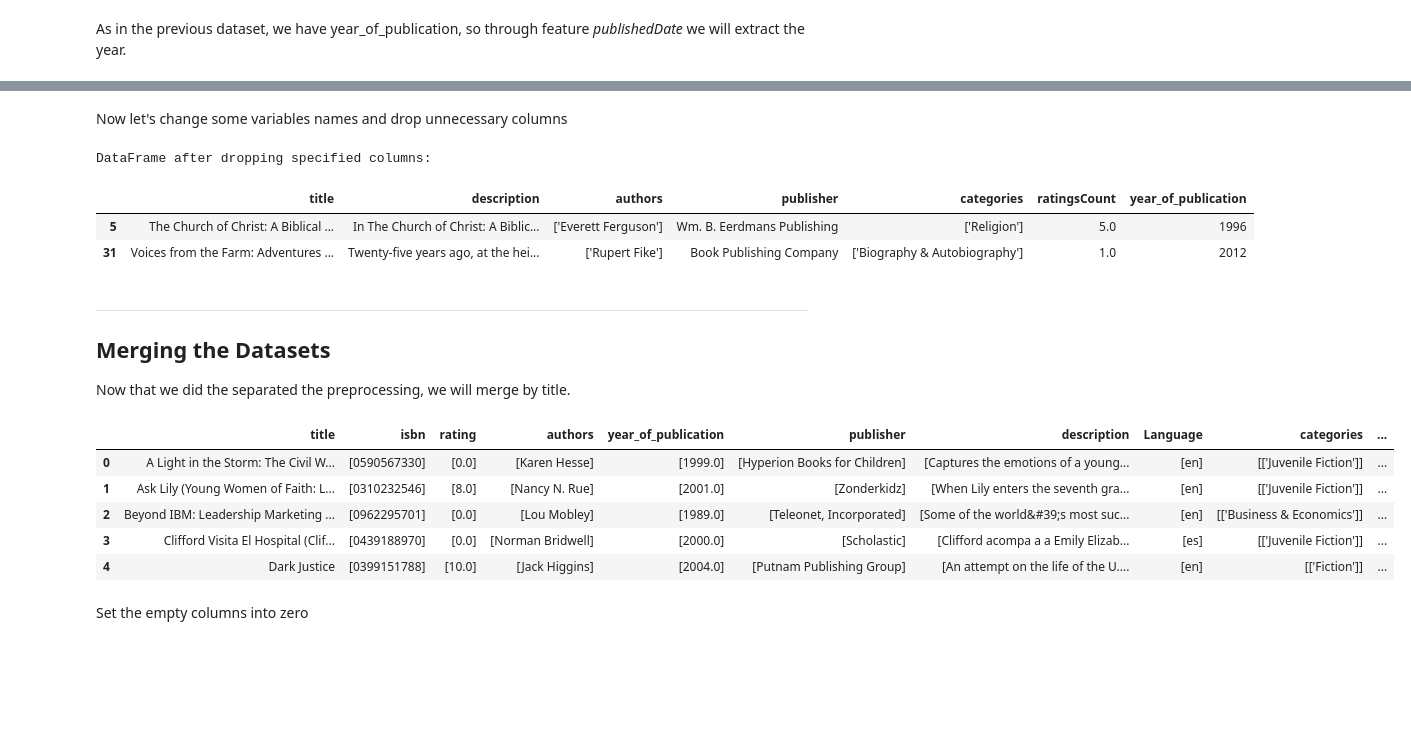
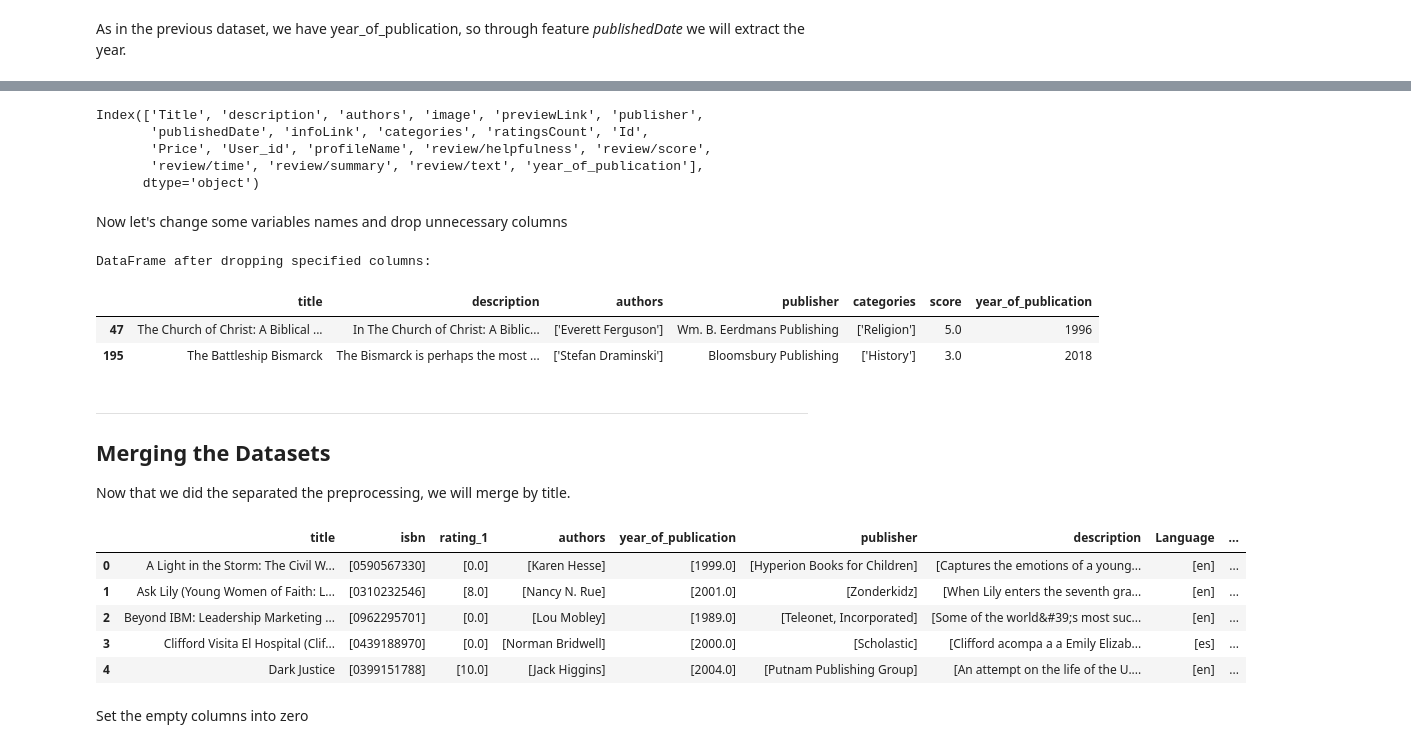
Before and after one commit to xandga/Capstone-Project, a Jupyter notebook: Metadata_Books.ipynb, the cells around one changed output, grey strips where cells are left out. Drawn from its saved outputs; the diff is of its cells as text; code cells hidden in the pictures; blank space fills up the shorter version.

```diff
--- a/Metadata_Books.ipynb
+++ b/Metadata_Books.ipynb
@@ -179,10 +194,10 @@ memory usage: 16.2+ MB
 # %%
 print("\nDataFrame before:")
-print(books_data.shape)
+print(merged_books.shape)
 
-books_data.dropna(inplace=True)
+merged_books.dropna(inplace=True)
 
 print("\nDataFrame after dropping NaN values:")
-print(books_data.shape)
+print(merged_books.shape)
 # %% [output]
 DataFrame before:
@@ -193,10 +208,9 @@ DataFrame after dropping NaN values:
 # %% [markdown]
 As in the previous dataset, we have year_of_publication, so through feature _publishedDate_ we will extract the year.
 # %%
-
 # Extracting year and creating a new column 'year_of_publication'
-books_data['year_of_publication'] = books_data['publishedDate'].str.split('-').str[0]
+merged_books['year_of_publication'] = merged_books['publishedDate'].str.split('-').str[0]
 # Displaying the DataFrame with the new column
-books_data.head(2)
+merged_books.head(2)
 # %% [output]
 |  | Title | description | authors | image | previewLink | publisher | publishedDate | infoLink | categories | ... |
@@ -219,38 +219,51 @@ books_data.head(10)
+# %%
+# Assuming 'merged_books' is the DataFrame containing the merged data
+merged_books.drop_duplicates(subset='Title', keep='first', inplace=True)
+# %%
+merged_books.columns
+# %% [output]
+Index(['Title', 'description', 'authors', 'image', 'previewLink', 'publisher',
+       'publishedDate', 'infoLink', 'categories', 'ratingsCount', 'Id',
+       'Price', 'User_id', 'profileName', 'review/helpfulness', 'review/score',
+       'review/time', 'review/summary', 'review/text', 'year_of_publication'],
+      dtype='object')
 # %% [markdown]
 Now let's change some variables names and drop unnecessary columns
 # %%
 # Renaming columns
-books_data.rename(columns={
+merged_books.rename(columns={
     'Title': 'title',
     'book_author': 'author',
-    'Summary': 'description'
+    'Summary': 'description',
+    'review/score':'score'
     }, inplace=True)
 
-columns_to_drop = ['image', 'previewLink', 'publishedDate', 'infoLink']
-books_data.drop(columns=columns_to_drop, inplace=True)
+columns_to_drop = ['image', 'previewLink', 'publishedDate', 'infoLink', 'review/helpfulness',
+       'review/time', 'review/summary', 'review/text', 'User_id', 'profileName','Id','ratingsCount','Price']
+merged_books.drop(columns=columns_to_drop, inplace=True)
 
 print("\nDataFrame after dropping specified columns:")
-books_data.head(2)
+merged_books.head(2)
 # %% [output]
 DataFrame after dropping specified columns:
-|  | title | description | authors | publisher | categories | ratingsCount | year_of_publication |
-| 5 | The Church of Christ: A Biblical ... | In The Church of Christ: A Biblic... | ['Everett Ferguson'] | Wm. B. Eerdmans Publishing | ['Religion'] | 5.0 | 1996 |
-| 31 | Voices from the Farm: Adventures ... | Twenty-five years ago, at the hei... | ['Rupert Fike'] | Book Publishing Company | ['Biography & Autobiography'] | 1.0 | 2012 |
+|  | title | description | authors | publisher | categories | score | year_of_publication |
+| 47 | The Church of Christ: A Biblical ... | In The Church of Christ: A Biblic... | ['Everett Ferguson'] | Wm. B. Eerdmans Publishing | ['Religion'] | 5.0 | 1996 |
+| 195 | The Battleship Bismarck | The Bismarck is perhaps the most ... | ['Stefan Draminski'] | Bloomsbury Publishing | ['History'] | 3.0 | 2018 |
 # %% [markdown]
 ---------------------------------------
 ## Merging the Datasets
 Now that we did the separated the preprocessing, we will merge by title.
 # %%
-final_books= pd.concat([preproc_books, books_data])
+final_books= pd.concat([preproc_books, merged_books])
 merged_data_books = final_books.groupby('title').agg(lambda x: x.dropna().unique().tolist()).reset_index()
 merged_data_books.head()
 # %% [output]
-|  | title | isbn | rating | authors | year_of_publication | publisher | description | Language | categories | ... |
-| 0 | A Light in the Storm: The Civil W... | [0590567330] | [0.0] | [Karen Hesse] | [1999.0] | [Hyperion Books for Children] | [Captures the emotions of a young... | [en] | [['Juvenile Fiction']] | ... |
-| 1 | Ask Lily (Young Women of Faith: L... | [0310232546] | [8.0] | [Nancy N. Rue] | [2001.0] | [Zonderkidz] | [When Lily enters the seventh gra... | [en] | [['Juvenile Fiction']] | ... |
-| 2 | Beyond IBM: Leadership Marketing ... | [0962295701] | [0.0] | [Lou Mobley] | [1989.0] | [Teleonet, Incorporated] | [Some of the world&#39;s most suc... | [en] | [['Business & Economics']] | ... |
-| 3 | Clifford Visita El Hospital (Clif... | [0439188970] | [0.0] | [Norman Bridwell] | [2000.0] | [Scholastic] | [Clifford acompa a a Emily Elizab... | [es] | [['Juvenile Fiction']] | ... |
-| 4 | Dark Justice | [0399151788] | [10.0] | [Jack Higgins] | [2004.0] | [Putnam Publishing Group] | [An attempt on the life of the U.... | [en] | [['Fiction']] | ... |
+|  | title | isbn | rating_1 | authors | year_of_publication | publisher | description | Language | ... |
+| 0 | A Light in the Storm: The Civil W... | [0590567330] | [0.0] | [Karen Hesse] | [1999.0] | [Hyperion Books for Children] | [Captures the emotions of a young... | [en] | ... |
+| 1 | Ask Lily (Young Women of Faith: L... | [0310232546] | [8.0] | [Nancy N. Rue] | [2001.0] | [Zonderkidz] | [When Lily enters the seventh gra... | [en] | ... |
+| 2 | Beyond IBM: Leadership Marketing ... | [0962295701] | [0.0] | [Lou Mobley] | [1989.0] | [Teleonet, Incorporated] | [Some of the world&#39;s most suc... | [en] | ... |
+| 3 | Clifford Visita El Hospital (Clif... | [0439188970] | [0.0] | [Norman Bridwell] | [2000.0] | [Scholastic] | [Clifford acompa a a Emily Elizab... | [es] | ... |
+| 4 | Dark Justice | [0399151788] | [10.0] | [Jack Higgins] | [2004.0] | [Putnam Publishing Group] | [An attempt on the life of the U.... | [en] | ... |
 # %% [markdown]
 Set the empty columns into zero
 # %%
```
Also changed, not shown: parts of 44 cells of this notebook, 2 other files.
